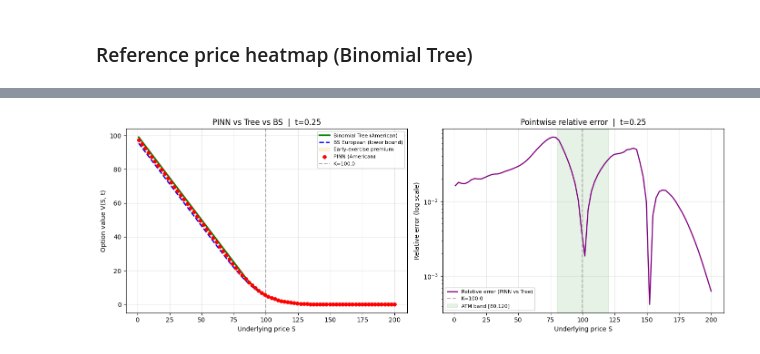
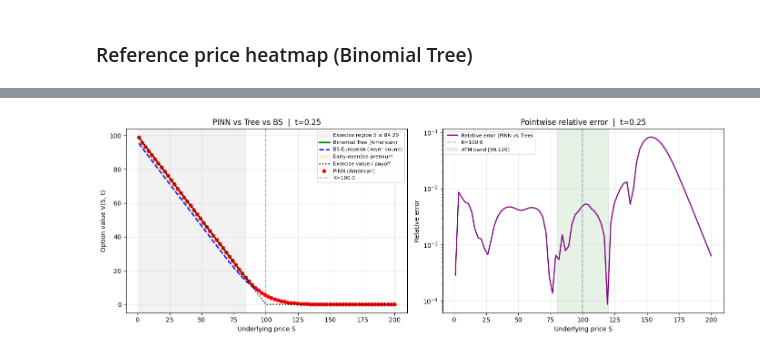
Before and after one commit to Samyueru01/Cutting-Edge, a Jupyter notebook: notebooks/PINN_American_Put.ipynb, the cells around one changed output, grey strips where cells are left out. Cells and saved outputs as stored; diff of their text form; code cells hidden in the pictures.

Commit message:
improved american

```diff
--- a/notebooks/PINN_American_Put.ipynb
+++ b/notebooks/PINN_American_Put.ipynb
@@ -530,64 +691,97 @@ Computing tree heatmap...
 def plot_single_slice(model, t_value=0.5, nS_line=400, nS_scatter=80):
     """
     Two-panel plot:
-      Left  — option prices: PINN vs Tree (American) vs BS (European)
-      Right — pointwise relative error PINN vs Tree (log scale)
+      Left  - option prices: PINN vs Tree (American) vs BS (European)
+      Right - pointwise relative error PINN vs Tree (log scale)
     Also prints full error summary.
     """
-    model_eval.eval()
-    tau          = T - t_value
-    S_line_np    = np.linspace(S_min + 1.0, S_max, nS_line)
+    model.eval()
+
+    tau = T - t_value
+
+    S_line_np = np.linspace(S_min + 1.0, S_max, nS_line)
     S_scatter_np = np.linspace(S_min + 1.0, S_max, nS_scatter)
 
-    tree_line    = tree.price_grid(S_line_np,    K, tau, option_type="put")
+    tree_line = tree.price_grid(S_line_np, K, tau, option_type="put")
     tree_scatter = tree.price_grid(S_scatter_np, K, tau, option_type="put")
-    bs_line      = bs.price_grid(S_line_np,      K, tau, option_type="put")
+    bs_line = bs.price_grid(S_line_np, K, tau, option_type="put")
+    payoff_line = np.maximum(K - S_line_np, 0.0)
 
-    S_t = torch.tensor(S_scatter_np.reshape(-1, 1), dtype=torch.float32, device=device)
+    dtype = next(model.parameters()).dtype
+
+    S_t = torch.tensor(S_scatter_np.reshape(-1, 1), dtype=dtype, device=device)
     t_t = torch.full_like(S_t, float(t_value))
+
     with torch.no_grad():
-        pinn_scatter = model_eval(S_t, t_t).cpu().numpy().flatten()
+        pinn_scatter = model(S_t, t_t).cpu().numpy().flatten()
 
-    abs_err    = np.abs(pinn_scatter - tree_scatter)
-    rel_err    = abs_err / np.maximum(tree_scatter, 0.1)
-    atm_mask   = (S_scatter_np >= 80) & (S_scatter_np <= 120)
-    rel_l2_sl  = np.linalg.norm(pinn_scatter - tree_scatter) / (np.linalg.norm(tree_scatter) + 1e-12)
-    rel_l2_atm = (np.linalg.norm(pinn_scatter[atm_mask] - tree_scatter[atm_mask])
-                  / (np.linalg.norm(tree_scatter[atm_mask]) + 1e-12))
+    abs_err = np.abs(pinn_scatter - tree_scatter)
+    rel_err = abs_err / np.maximum(tree_scatter, 0.1)
 
-    print(f"\n{'='*55}")
+    atm_mask = (S_scatter_np >= 80.0) & (S_scatter_np <= 120.0)
+
+    rel_l2_sl = (np.linalg.norm(pinn_scatter - tree_scatter) / (np.linalg.norm(tree_scatter) + 1e-12))
+
+    rel_l2_atm = (np.linalg.norm(pinn_scatter[atm_mask] - tree_scatter[atm_mask]) / (np.linalg.norm(tree_scatter[atm_mask]) + 1e-12))
+
+    rmse = np.sqrt(np.mean((pinn_scatter - tree_scatter) ** 2))
+    max_abs_err = np.max(abs_err)
+    max_rel_err = np.max(rel_err)
+
+    payoff_scatter = np.maximum(K - S_scatter_np, 0.0)
+    exercise_violation = np.max(np.maximum(payoff_scatter - pinn_scatter, 0.0))
+
+    tol = 1e-3 * K
+    exercise_mask = (S_line_np <= K) & (np.abs(tree_line - payoff_line) < tol)
+
+    print(f"\n{'=' * 55}")
     print(f" t={t_value}, tau={tau:.3f}")
-    print(f"{'='*55}")
+    print(f"{'=' * 55}")
     print(f" Rel L2 (full slice)  : {rel_l2_sl:.6e}")
     print(f" Rel L2 (ATM [80,120]): {rel_l2_atm:.6e}")
-    print(f" RMSE                 : {np.sqrt(np.mean((pinn_scatter - tree_scatter)**2)):.6e}")
-    print(f" Max abs error        : {np.max(abs_err):.6e}")
-    print(f" Max rel error        : {np.max(rel_err):.4%}")
+    print(f" RMSE                 : {rmse:.6e}")
+    print(f" Max abs error        : {max_abs_err:.6e}")
+    print(f" Max rel error        : {max_rel_err:.4%}")
+    print(f" Max exercise viol.   : {exercise_violation:.6e}")
+
+    if exercise_mask.any():
+        S_star = S_line_np[exercise_mask].max()
+        print(f" Exercise boundary    : S* ≈ {S_star:.4f}")
+    else:
+        S_star = None
+        print(f" Exercise boundary    : not detected")
 
     fig, axes = plt.subplots(1, 2, figsize=(14, 5))
 
     ax = axes[0]
+
+    if S_star is not None:
+        ax.axvspan(S_line_np.min(), S_star, alpha=0.10, color="gray", label=f"Exercise region S ≤ {S_star:.2f}", zorder=0)
+
     ax.plot(S_line_np, tree_line, color="green", lw=2.5, label="Binomial Tree (American)", zorder=3)
-    ax.plot(S_line_np, bs_line,   color="blue",  lw=2.0, ls="--", label="BS European (lower bound)", zorder=2)
-    ax.fill_between(S_line_np, bs_line, tree_line, alpha=0.15, color="orange", label="Early-exercise premium")
+    ax.plot(S_line_np, bs_line, color="blue", lw=2.0, ls="--", label="BS European (lower bound)", zorder=2)
+    ax.fill_between(S_line_np, bs_line, tree_line, alpha=0.15, color="orange", label="Early-exercise premium", zorder=1)
+    ax.plot(S_line_np, payoff_line, color="black", lw=1.8, ls=":", label="Exercise value / payoff", zorder=5)
     ax.scatter(S_scatter_np, pinn_scatter, color="red", s=28, label="PINN (American)", zorder=4)
     ax.axvline(K, color="gray", ls="--", alpha=0.6, label=f"K={K}")
     ax.set_xlabel("Underlying price S")
     ax.set_ylabel("Option value V(S, t)")
     ax.set_title(f"PINN vs Tree vs BS  |  t={t_value}")
-    ax.legend(fontsize=8); ax.grid(True, alpha=0.3)
+    ax.legend(fontsize=8)
+    ax.grid(True, alpha=0.3)
 
     ax = axes[1]
     ax.semilogy(S_scatter_np, rel_err, color="purple", lw=1.8, label="Relative error (PINN vs Tree)")
     ax.axvline(K, color="gray", ls="--", alpha=0.6, label=f"K={K}")
     ax.axvspan(80, 120, alpha=0.10, color="green", label="ATM band [80,120]")
     ax.set_xlabel("Underlying price S")
-    ax.set_ylabel("Relative error (log scale)")
+    ax.set_ylabel("Relative error")
     ax.set_title(f"Pointwise relative error  |  t={t_value}")
-    ax.legend(fontsize=8); ax.grid(True, alpha=0.3)
+    ax.legend(fontsize=8)
+    ax.grid(True, alpha=0.3)
 
-    plt.tight_layout(); plt.show()
-
+    plt.tight_layout()
+    plt.show()
 
 for t_val in [0.25, 0.5, 0.75]:
     plot_single_slice(model, t_value=t_val)
@@ -603,4 +799,4 @@ for t_val in [0.25, 0.5, 0.75]:
-[figure, old version]
+[figure, new version]
 =======================================================
  t=0.5, tau=0.500
 =======================================================
```
Also changed, not shown: parts of 23 cells of this notebook, 2 other files.
